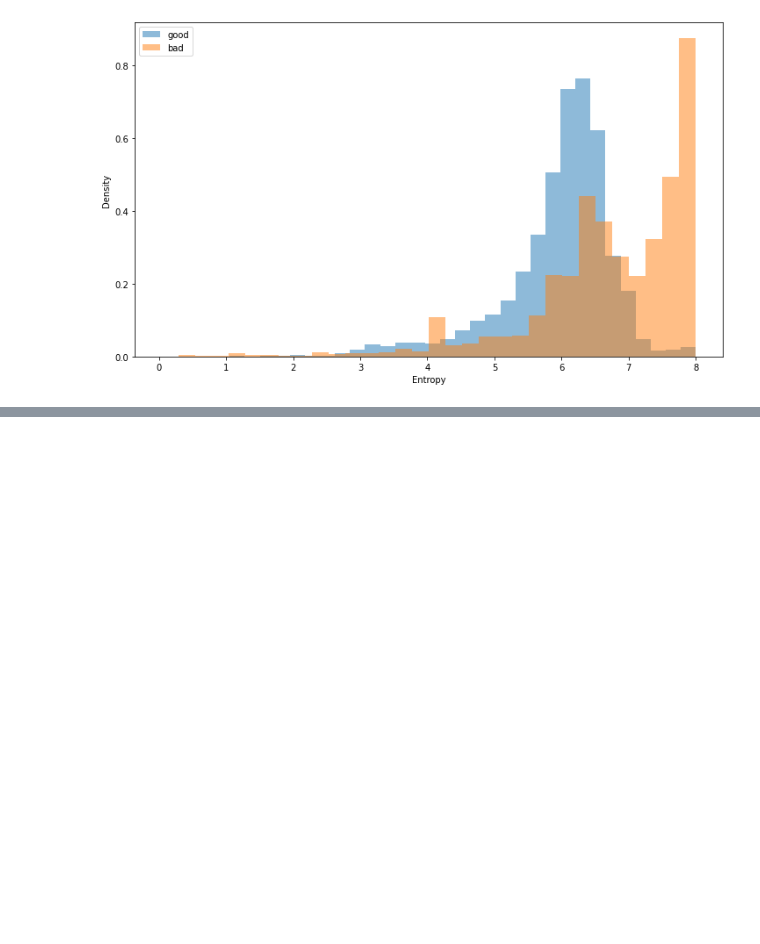
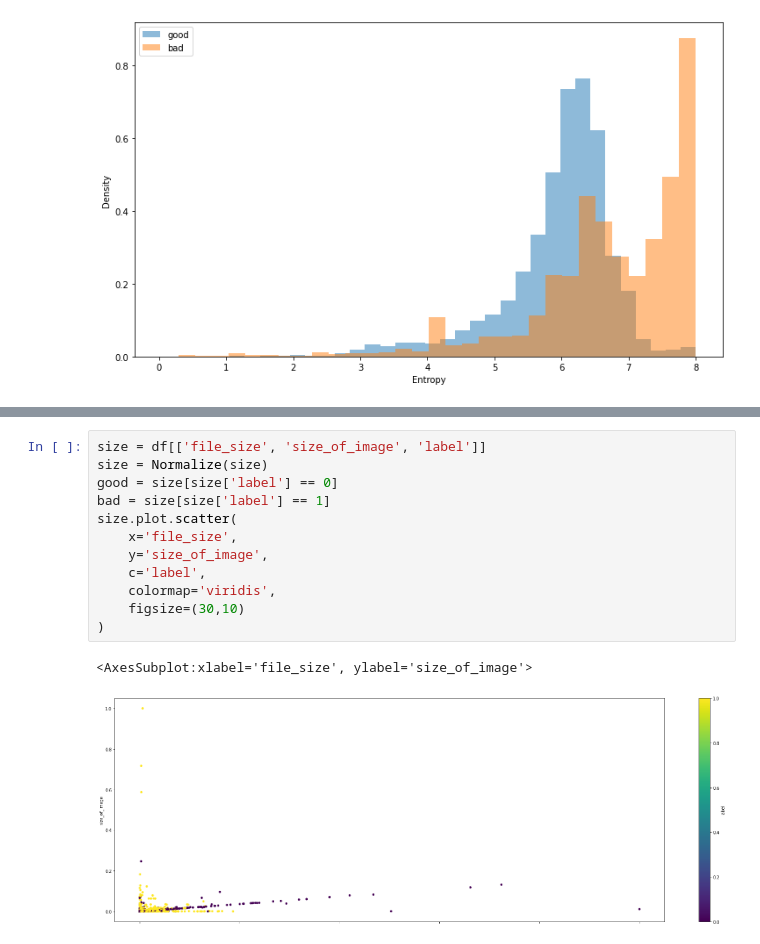
Before and after one commit to bmcder02/PE-ML, a Jupyter notebook: visualization.ipynb, the cells around one changed output, grey strips where cells are left out. Cells and saved outputs as stored; diff of their text form; blank space fills up the shorter version.

```diff
--- a/visualization.ipynb
+++ b/visualization.ipynb
@@ -94,0 +120,15 @@ df.head()
+# %%
+size = df[['file_size', 'size_of_image', 'label']]
+size = Normalize(size)
+good = size[size['label'] == 0]
+bad = size[size['label'] == 1]
+size.plot.scatter(
+    x='file_size',
+    y='size_of_image',
+    c='label',
+    colormap='viridis',
+    figsize=(30,10)
+)
+# %% [output]
+<AxesSubplot:xlabel='file_size', ylabel='size_of_image'>
+[figure, added]
```
Also changed, not shown: parts of 10 cells of this notebook, 1 other file.
